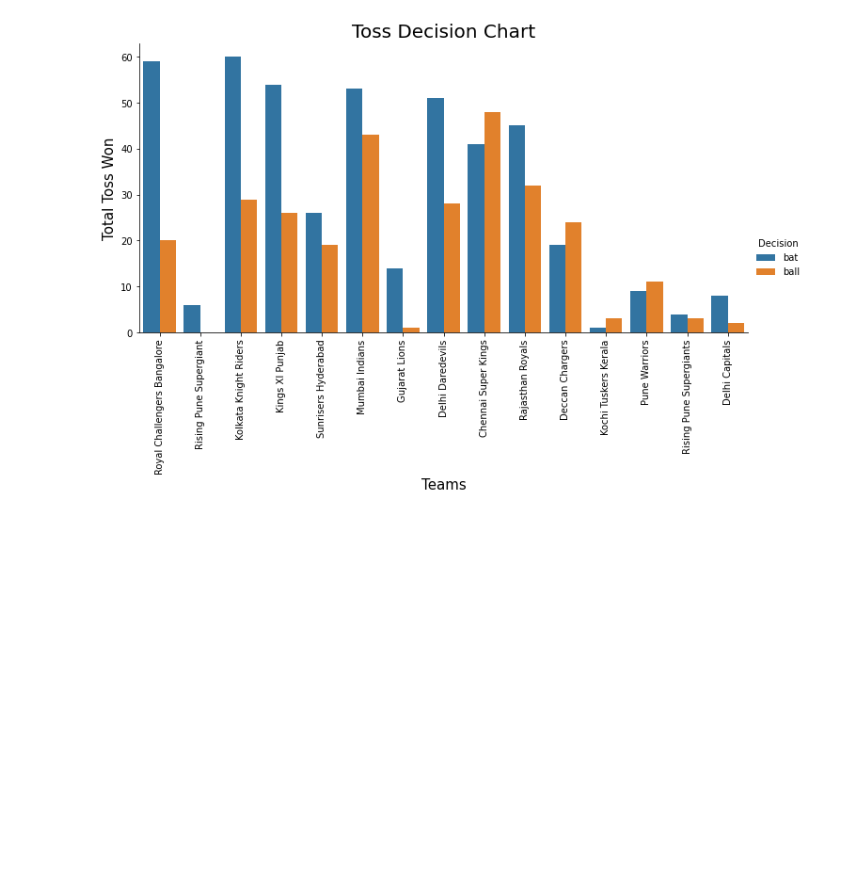
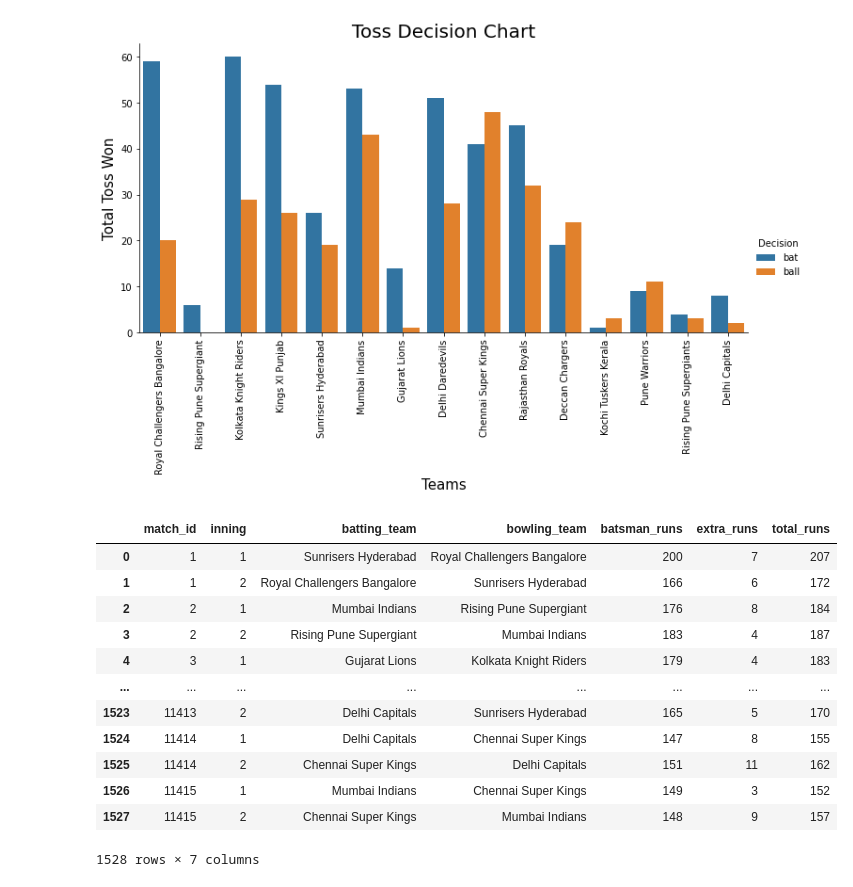
Before and after one commit to Suraj200105/Data-Analysis-of-IPL-2008-2019, a Jupyter notebook: Code/matches_code.ipynb, the cells around one changed output. Cells and saved outputs as stored; diff of their text form; code cells hidden in the pictures; blank space fills up the shorter version.

```diff
--- a/Code/matches_code.ipynb
+++ b/Code/matches_code.ipynb
@@ -311,0 +317,16 @@ plt.show()
+# %%
+total_runs
+# %% [output]
+|  | match_id | inning | batting_team | bowling_team | batsman_runs | extra_runs | total_runs |
+| 0 | 1 | 1 | Sunrisers Hyderabad | Royal Challengers Bangalore | 200 | 7 | 207 |
+| 1 | 1 | 2 | Royal Challengers Bangalore | Sunrisers Hyderabad | 166 | 6 | 172 |
+| 2 | 2 | 1 | Mumbai Indians | Rising Pune Supergiant | 176 | 8 | 184 |
+| 3 | 2 | 2 | Rising Pune Supergiant | Mumbai Indians | 183 | 4 | 187 |
+| 4 | 3 | 1 | Gujarat Lions | Kolkata Knight Riders | 179 | 4 | 183 |
+| ... | ... | ... | ... | ... | ... | ... | ... |
+| 1523 | 11413 | 2 | Delhi Capitals | Sunrisers Hyderabad | 165 | 5 | 170 |
+| 1524 | 11414 | 1 | Delhi Capitals | Chennai Super Kings | 147 | 8 | 155 |
+| 1525 | 11414 | 2 | Chennai Super Kings | Delhi Capitals | 151 | 11 | 162 |
+| 1526 | 11415 | 1 | Mumbai Indians | Chennai Super Kings | 149 | 3 | 152 |
+| 1527 | 11415 | 2 | Chennai Super Kings | Mumbai Indians | 148 | 9 | 157 |
+1528 rows × 7 columns
```
Also changed, not shown: parts of 10 cells of this notebook.
